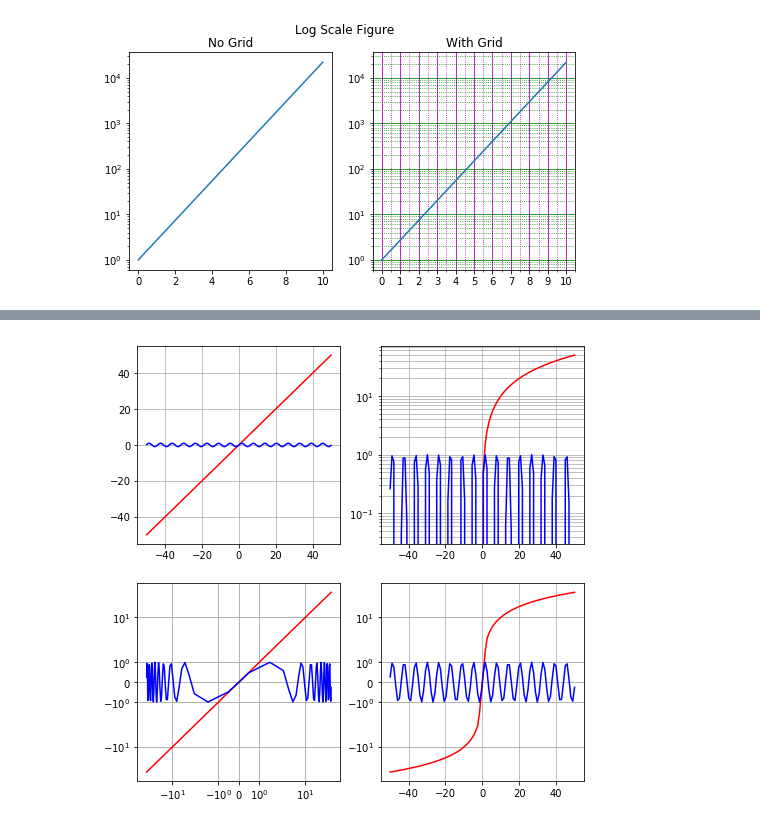
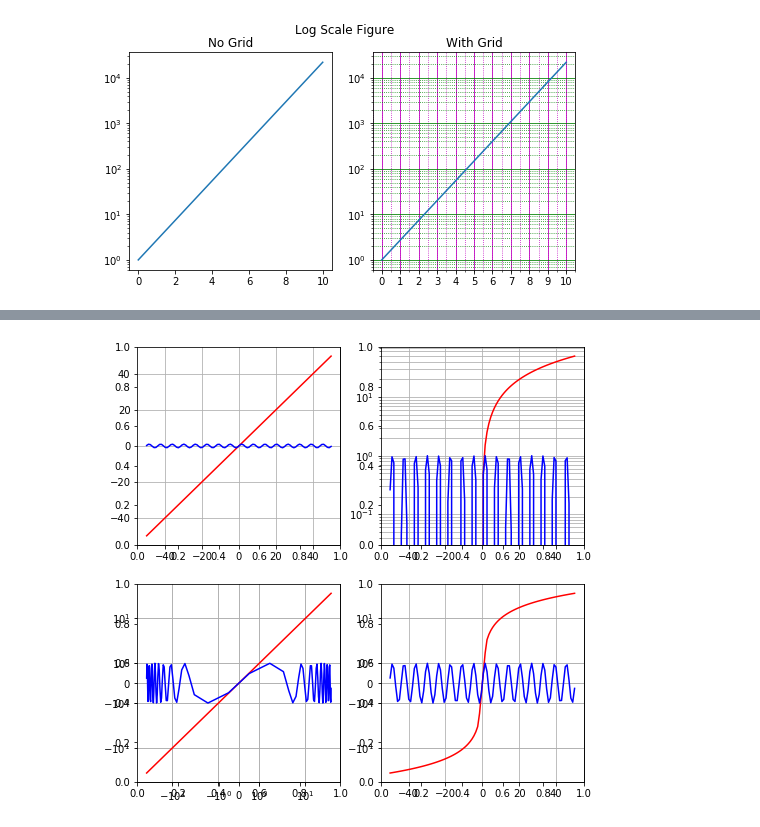
Before and after one commit to alwilliams2433/python_learning, a Jupyter notebook: matplotlib_multiple_axes.ipynb, the cells around one changed output, grey strips where cells are left out. Drawn from its saved outputs; the diff is of its cells as text; code cells hidden in the pictures.

```diff
--- a/matplotlib_multiple_axes.ipynb
+++ b/matplotlib_multiple_axes.ipynb
@@ -74,35 +77,37 @@ plt.show()
 # %%
 limits = 50
 x = numpy.linspace(-limits,limits,100)
 y1 = x
 y2 = numpy.sin(x)
 
 fig = plt.figure(1, figsize=(8,8))
+ax = fig.subplots(2,2)
 
-ax00 = fig.add_subplot(2,2,1)
-ax00.plot(x,y1,'r', x,y2,'b')
-ax00.grid(True, which='both')
-ax00.set_xscale('linear')
-ax00.set_yscale('linear')
+ax[0,0] = fig.add_subplot(2,2,1)
+ax[0,0].plot(x,y1,'r', x,y2,'b')
+ax[0,0].grid(True, which='both')
+ax[0,0].set_xscale('linear')
+ax[0,0].set_yscale('linear')
 
-ax01 = fig.add_subplot(2,2,2)
-ax01.plot(x,y1,'r', x,y2,'b')
-ax01.grid(True, which='both')
-ax01.set_xscale('linear')
-ax01.set_yscale('log')
+ax[0,1] = fig.add_subplot(2,2,2)
+ax[0,1].plot(x,y1,'r', x,y2,'b')
+ax[0,1].grid(True, which='both')
+ax[0,1].set_xscale('linear')
+ax[0,1].set_yscale('log')
 
-ax01 = fig.add_subplot(2,2,3)
-ax01.plot(x,y1,'r', x,y2,'b')
-ax01.grid(True, which='both')
-ax01.set_xscale('symlog')
-ax01.set_yscale('symlog', linthreshx=5.0)
+ax[1,0] = fig.add_subplot(2,2,3)
+ax[1,0].plot(x,y1,'r', x,y2,'b')
+ax[1,0].grid(True, which='both')
+ax[1,0].set_xscale('symlog')
+ax[1,0].set_yscale('symlog', linthreshx=5.0)
 
-ax11 = fig.add_subplot(2,2,4)
-ax11.plot(x,y1,'r', x,y2,'b')
-ax11.grid(True, which='both')
-ax11.set_xscale('linear')
-ax11.set_yscale('symlog', linthreshx=5.0)
+ax[1,1] = fig.add_subplot(2,2,4)
+ax[1,1].plot(x,y1,'r')
+ax[1,1].plot(x,y2,'b')
+ax[1,1].grid(True, which='both')
+ax[1,1].set_xscale('linear')
+ax[1,1].set_yscale('symlog', linthreshx=5.0)
 
 del fig, x, y1, y2
 # %% [output]
-[figure, old version]
+[figure, new version]
```
Also changed, not shown: parts of 2 cells of this notebook.
